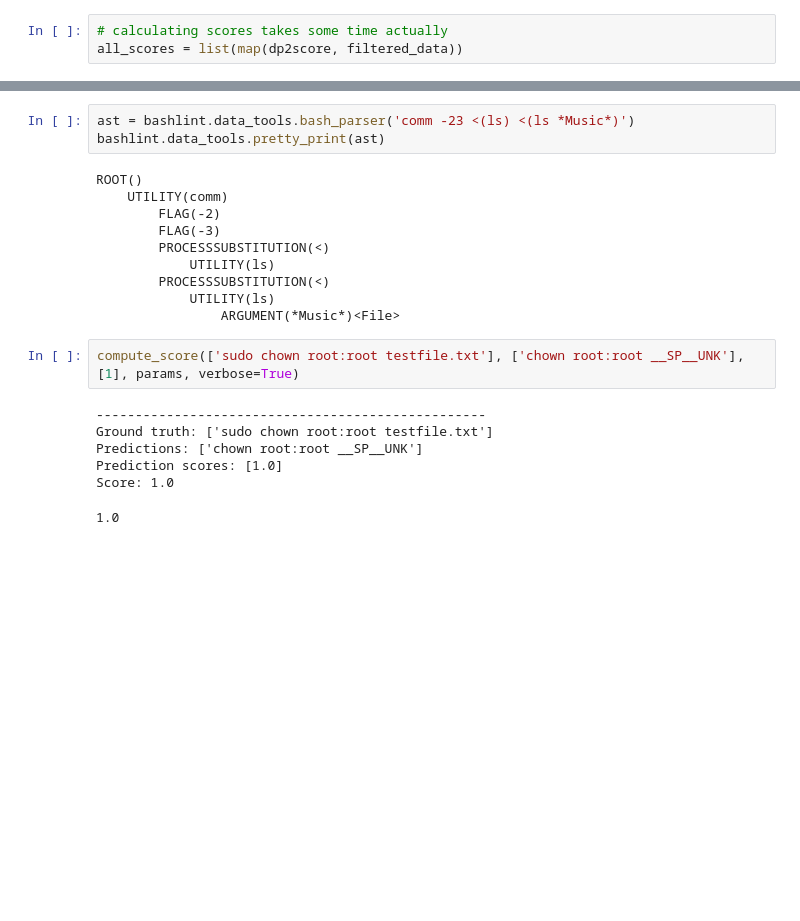
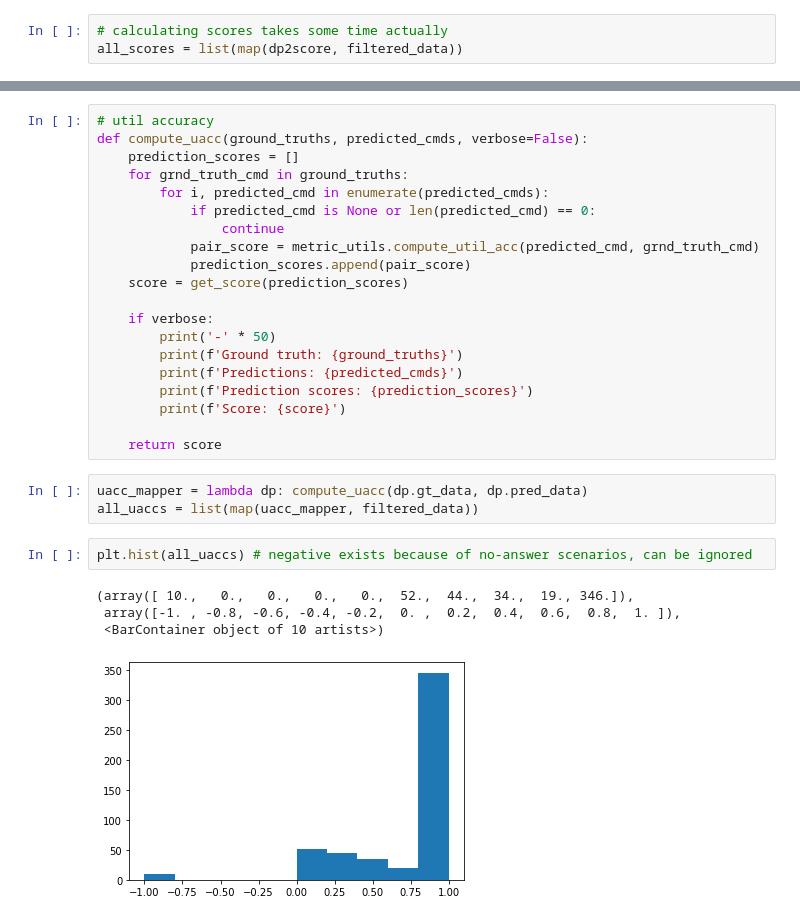
Before and after one commit to greenmonn/nlc2cmd-competition, a Jupyter notebook: nl2bash/eval/score_eval/DetailedModelEvaluation.ipynb, the cells around one changed output, grey strips where cells are left out. Saved outputs shown, nothing was run; the diff lists cells and outputs as text; blank space fills up the shorter version.

```diff
--- a/nl2bash/eval/score_eval/DetailedModelEvaluation.ipynb
+++ b/nl2bash/eval/score_eval/DetailedModelEvaluation.ipynb
@@ -174,22 +178,30 @@ n_by_bin
-# %%
-ast = bashlint.data_tools.bash_parser('comm -23 <(ls) <(ls *Music*)')
-bashlint.data_tools.pretty_print(ast)
-# %% [output]
-ROOT()
-    UTILITY(comm)
-        FLAG(-2)
-        FLAG(-3)
-        PROCESSSUBSTITUTION(<)
-            UTILITY(ls)
-        PROCESSSUBSTITUTION(<)
-            UTILITY(ls)
-                ARGUMENT(*Music*)<File>
-# %%
-compute_score(['sudo chown root:root testfile.txt'], ['chown root:root __SP__UNK'], [1], params, verbose=True)
-# %% [output]
---------------------------------------------------
-Ground truth: ['sudo chown root:root testfile.txt']
-Predictions: ['chown root:root __SP__UNK']
-Prediction scores: [1.0]
-Score: 1.0
-1.0
+# %%
+# util accuracy
+def compute_uacc(ground_truths, predicted_cmds, verbose=False):
+    prediction_scores = []
+    for grnd_truth_cmd in ground_truths:
+        for i, predicted_cmd in enumerate(predicted_cmds):
+            if predicted_cmd is None or len(predicted_cmd) == 0:
+                continue
+            pair_score = metric_utils.compute_util_acc(predicted_cmd, grnd_truth_cmd)
+            prediction_scores.append(pair_score)
+    score = get_score(prediction_scores)
+
+    if verbose:
+        print('-' * 50)
+        print(f'Ground truth: {ground_truths}')
+        print(f'Predictions: {predicted_cmds}')
+        print(f'Prediction scores: {prediction_scores}')
+        print(f'Score: {score}')
+
+    return score
+# %%
+uacc_mapper = lambda dp: compute_uacc(dp.gt_data, dp.pred_data)
+all_uaccs = list(map(uacc_mapper, filtered_data))
+# %%
+plt.hist(all_uaccs) # negative exists because of no-answer scenarios, can be ignored
+# %% [output]
+(array([ 10.,   0.,   0.,   0.,   0.,  52.,  44.,  34.,  19., 346.]),
+ array([-1. , -0.8, -0.6, -0.4, -0.2,  0. ,  0.2,  0.4,  0.6,  0.8,  1. ]),
+ <BarContainer object of 10 artists>)
+[figure, added]
```
Also changed, not shown: parts of 18 cells of this notebook, 1 other file.
